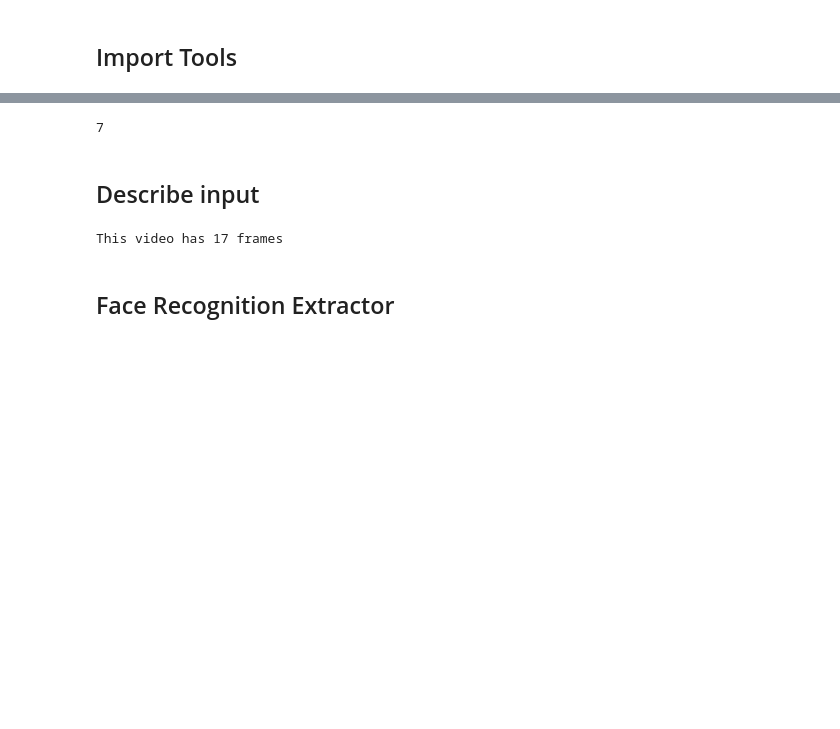
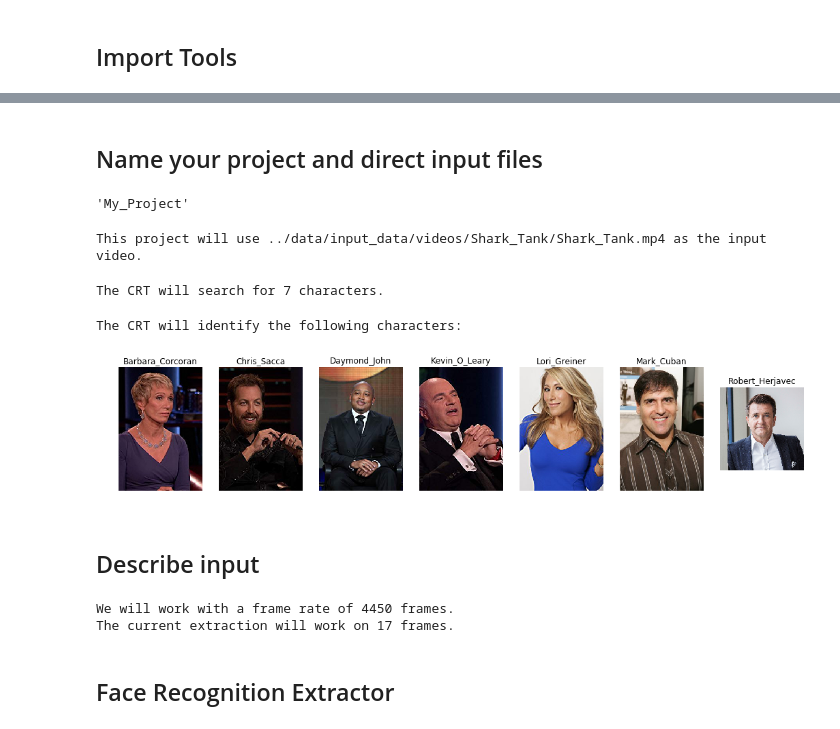
Before and after one commit to nomcomm/CRT_Validity, a Jupyter notebook: scripts/Character Recognition Tool_HIL.ipynb, the cells around one changed output, grey strips where cells are left out. Cells and saved outputs as stored; diff of their text form; code cells hidden in the pictures; blank space fills up the shorter version.

```diff
--- a/scripts/Character Recognition Tool_HIL.ipynb
+++ b/scripts/Character Recognition Tool_HIL.ipynb
@@ -42,40 +39,56 @@ import sys
-# %%
-#Name the Project Below
-project_name = 'Project_Name'
-
-#Import Video
-video_reference = '../data/input_data/videos/Shark_Tank/Shark_Tank.mp4'
-
-#Import Reference Images
-images = os.listdir('../data/input_data/reference_images/Shark_Tank/')
-images_reference = '../data/input_data/reference_images/Shark_Tank/'
-#How Many Known Images?
-n_images = 7
-print(n_images)
-
-#What are the Names of the Characters (Alphabetical)?
-character_names = [  'Barbara_Corcoran',
-                     'Chris_Sacca',
-                     'Daymond_John',
-                     'Kevin_O_Leary',
-                     'Lori_Greiner',
-                     'Mark_Cuban',
-                     'Robert_Herjavec',
-                  ]
-n_characters = len(character_names)
-
-rate = 4450 #change to value you prefer (values near 1 are more accurate, higher values will skip frames...)
-# %% [output]
-7
+# %% [markdown]
+## Name your project and direct input files
+# %%
+#Name the Project Below
+project_name = 'My_Project'
+project_name
+# %% [output]
+'My_Project'
+# %%
+#Import Video
+video_reference = '../data/input_data/videos/Shark_Tank/Shark_Tank.mp4'
+video_reference
+print('This project will use ' + str(video_reference) + ' as the input video.')
+# %% [output]
+This project will use ../data/input_data/videos/Shark_Tank/Shark_Tank.mp4 as the input video.
+# %%
+#Import Reference Images
+reference_image_dir = '../data/input_data/reference_images/Shark_Tank/'
+character_images = [i for i in os.listdir(reference_image_dir) if i.endswith('.jpg')]
+n_character_images = len(character_images)
+print('The CRT will search for ' + str(n_character_images) + ' characters.')
+# %% [output]
+The CRT will search for 7 characters.
+# %%
+#What are the Names of the Characters (Alphabetical)?
+character_names = [x[:-4] for x in character_images ]
+n_characters = len(character_names)
+print('The CRT will identify the following characters: ')
+
+plt.figure(figsize=(18,4))
+for num, x in enumerate(character_images):
+    img = PIL.Image.open(os.path.join(reference_image_dir, x))
+    plt.subplot(1,n_characters ,num+1)
+    plt.title(x.split('.')[0])
+    plt.axis('off')
+    plt.imshow(img)
+# %% [output]
+The CRT will identify the following characters:
+[figure, added]
 # %% [markdown]
 ## Describe input
 # %%
+#change to value you prefer (values near 1 are more accurate, higher values will skip frames...)
+rate = 4450
+print('We will work with a frame rate of ' + str(rate) + ' frames.')
+
 sampler = FrameSamplingFilter(every = rate)
 frames = sampler.transform(video_reference)
 n_frames = frames.n_frames
 n_frames_analyze = round(n_frames/24)
-print('This video has ' + str(n_frames) + ' frames')
+print('The current extraction will work on ' + str(n_frames) + ' frames.')
 # %% [output]
-This video has 17 frames
+We will work with a frame rate of 4450 frames.
+The current extraction will work on 17 frames.
 # %% [markdown]
 ## Face Recognition Extractor
```
Also changed, not shown: parts of 15 cells of this notebook.
